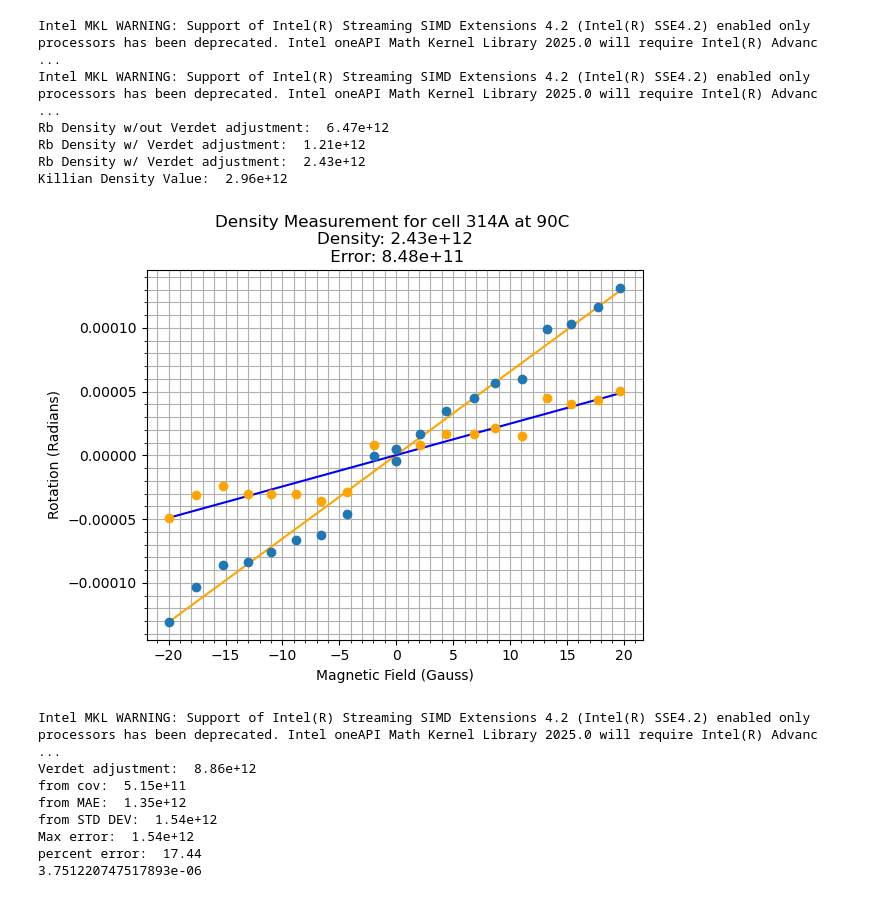
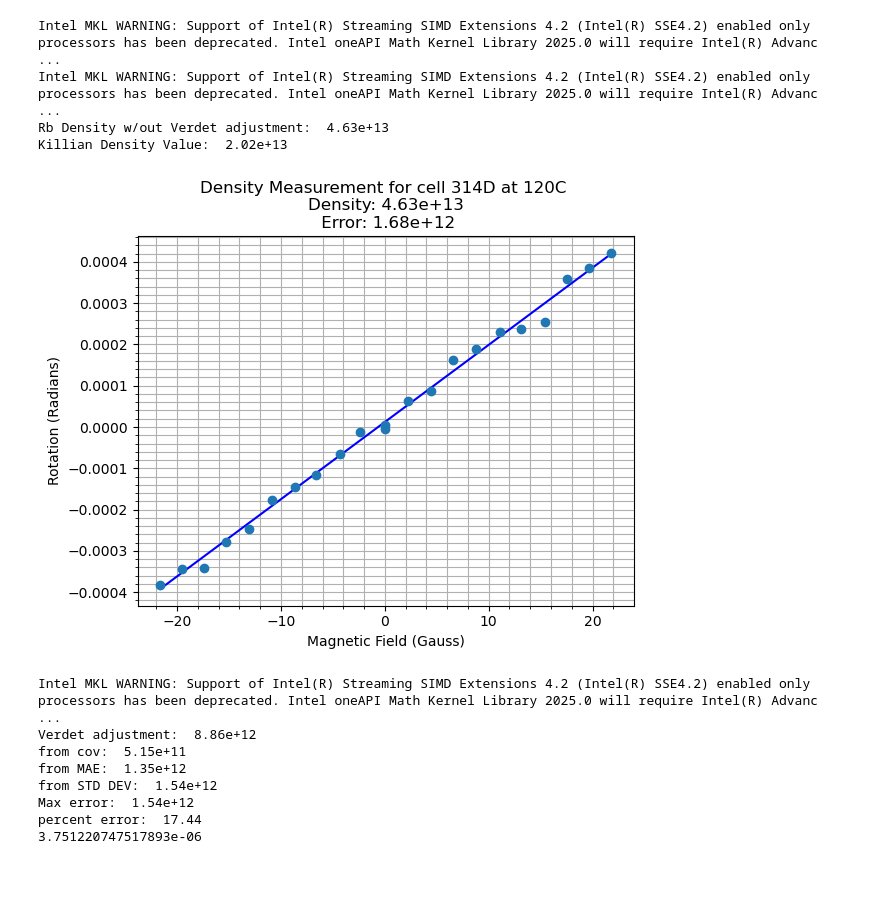
Before and after one commit to Saam-SEOP-Lab/alkali-density, a Jupyter notebook: DensityDataPlotter.ipynb, the cells around one changed output. Drawn from its saved outputs; the diff is of its cells as text; code cells hidden in the pictures.

```diff
--- a/DensityDataPlotter.ipynb
+++ b/DensityDataPlotter.ipynb
@@ -18,7 +18,7 @@ def glass_verdet_adj(rot_val, mag_field_val):
 
 
 # Get density data from csv file
-fp_processed = "Data/Density/2024-08-12/2024-08-12_cell-314A_temp-90_trial-3_processed.csv"
+fp_processed = "Data/Density/2024-07-25/2024-07-25_cell-314D_temp-120_trial-1_processed.csv"
 # save into a dataframe
 data_proc = pd.read_csv(fp_processed)
 
@@ -53,7 +53,7 @@ param_err = np.sqrt(param_cov_adj[0][0])
 
 # Calculate the density and density error from covariance using the rb_density() function
 ol = 3.7
-wl = 7.80505e-05
+wl = 7.80660e-05
 rb_den = rb_density(param[0], ol, wl) #slope -> density
 rb_den_adj = rb_density(param_adj[0], ol, wl)
 rb_den_err = rb_density(param_err, ol, wl) #slope fit error -> density error
@@ -101,50 +101,48 @@ max_err_val_den_fmt = formatter(err_s, 2)
 per_err = max_err_val_den/rb_den
 
 # Plot magnetic field vs rotation using the fit parameters
-plt.plot(mag_field, ans, '-', color ='orange')
-plt.plot(mag_field, ans_1, '-', color ='blue')
+plt.plot(mag_field, ans, '-', color ='blue')
+#plt.plot(mag_field, ans_1, '-', color ='blue')
 
-plt.errorbar(mag_field, adjusted_rotation, yerr=max_err_val, fmt='o' ,color='orange')
+#plt.errorbar(mag_field, adjusted_rotation, yerr=max_err_val, fmt='o' ,color='orange')
 plt.errorbar(mag_field, rotation, yerr=max_err_val, fmt="o")
 
 # Label the axes
 plt.xlabel("Magnetic Field (Gauss)")
 plt.ylabel("Rotation (Radians)")
 
 # Compare Density values
 print("Rb Density w/out Verdet adjustment: ", formatter(rb_den, 2))
-print("Rb Density w/ Verdet adjustment: ", formatter(rb_den-5.26e12, 2))
-print("Rb Density w/ Verdet adjustment: ", formatter(rb_den_adj, 2))
+#print("Rb Density w/ Verdet adjustment: ", formatter(rb_den-5.26e12, 2))
+#print("Rb Density w/ Verdet adjustment: ", formatter(rb_den_adj, 2))
 
 print("Killian Density Value: ", formatter(killian, 2))
 
 # Compare error values
 #print("from cov: ", err_cov_fmt)
 #print("from MAE: ", err_m_fmt)
 #print("from STD DEV: ", err_s_fmt)
 #print("Max error: ", max_err_val_den_fmt)
 #print("percent error: ", np.round(per_err*100, decimals=2))
 
 
 # Give the plot a title using the info in the data file
-plttlt= "Density Measurement for cell "+ cell_name+ " at "+temp+"C \n"+ "Density: "+str(formatter(rb_den_adj, 2)) +"\n Error: " + str(err_s_fmt)
+plttlt= "Density Measurement for cell "+ cell_name+ " at "+temp+"C \n"+ "Density: "+str(formatter(rb_den, 2)) +"\n Error: " + str(err_s_fmt)
 plt.title(plttlt)
 
 #turn on the grid
 plt.grid(which= "major")
 plt.grid(which = "minor")
 plt.minorticks_on()
 
 # Display the plot
 plt.show()
 # %% [output]
 Intel MKL WARNING: Support of Intel(R) Streaming SIMD Extensions 4.2 (Intel(R) SSE4.2) enabled only processors has been deprecated. Intel oneAPI Math Kernel Library 2025.0 will require Intel(R) Advanc ...
 Intel MKL WARNING: Support of Intel(R) Streaming SIMD Extensions 4.2 (Intel(R) SSE4.2) enabled only processors has been deprecated. Intel oneAPI Math Kernel Library 2025.0 will require Intel(R) Advanc ...
-Rb Density w/out Verdet adjustment:  6.47e+12
-Rb Density w/ Verdet adjustment:  1.21e+12
-Rb Density w/ Verdet adjustment:  2.43e+12
-Killian Density Value:  2.96e+12
+Rb Density w/out Verdet adjustment:  4.63e+13
+Killian Density Value:  2.02e+13
-[figure, old version]
+[figure, new version]
 # %%
 ######### Determining the verdet constand of our cells
 
```
Also changed, not shown: parts of 1 cell of this notebook, 8 other files.
